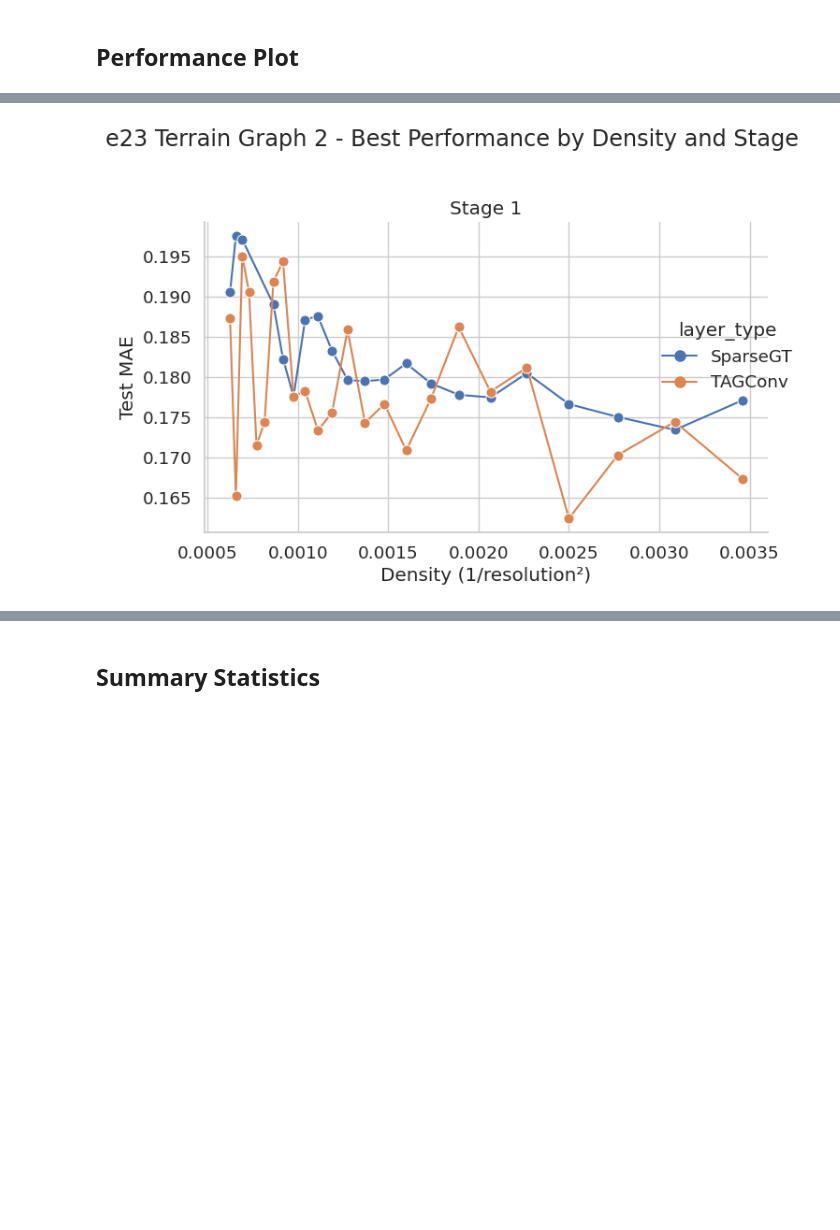
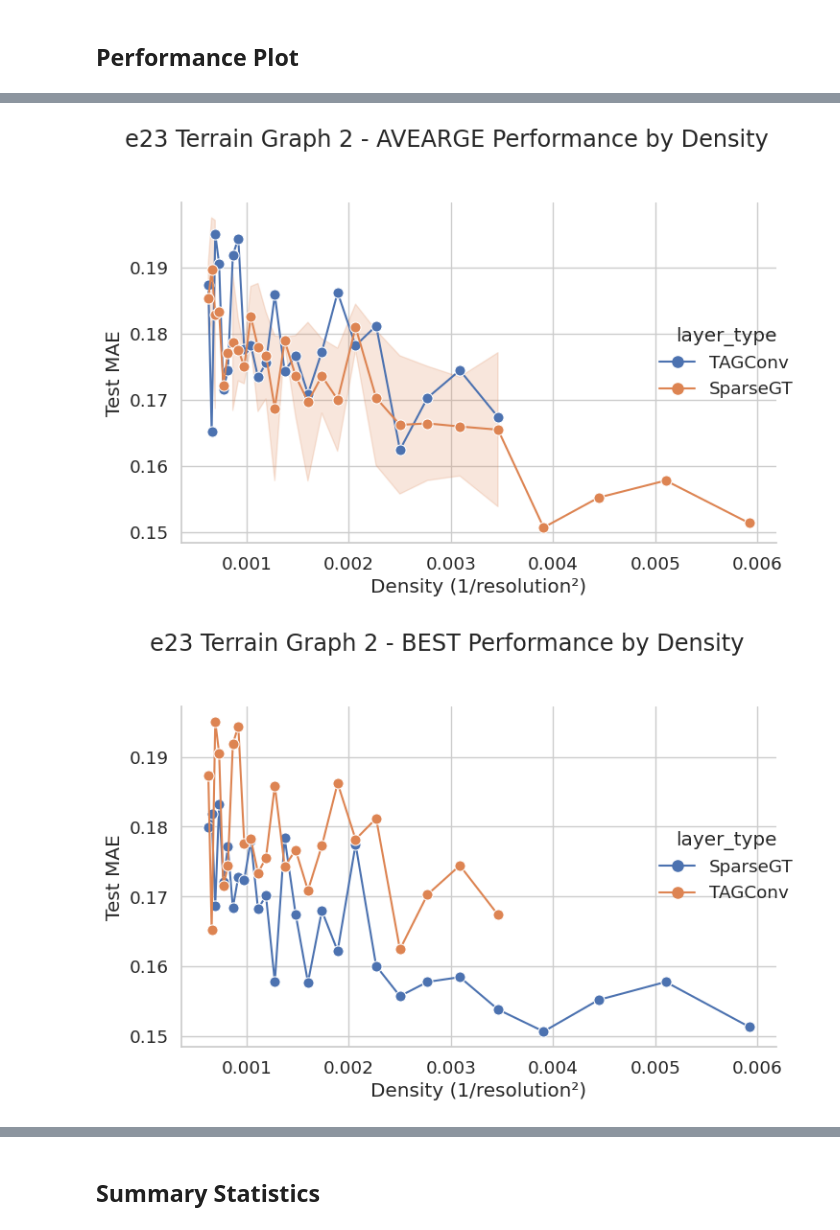
Before and after one commit to jotaporras/shortest-paths-nn, a Jupyter notebook: notebooks/e23_terrain_graph_2_analysis.ipynb, the cells around one changed output, grey strips where cells are left out. Drawn from its saved outputs; the diff is of its cells as text; code cells hidden in the pictures; blank space fills up the shorter version.

```diff
--- a/notebooks/e23_terrain_graph_2_analysis.ipynb
+++ b/notebooks/e23_terrain_graph_2_analysis.ipynb
@@ -299,29 +288,48 @@ Using 52 Stage 1 runs
 # %%
-# Best performance per density per layer_type and stage
+# Best performance per density per layer_type
 # Filter out rows with NaN in ERROR_COL before groupby to avoid KeyError
 df_valid = df.dropna(subset=[ERROR_COL])
-best_per_density = df_valid.loc[df_valid.groupby(['layer_type', 'density', 'stage'])[ERROR_COL].idxmin()]
-
+best_per_density = df_valid.loc[df_valid.groupby(['layer_type', 'density'])[ERROR_COL].idxmin()]
+df_plot = df_valid
+# df_plot = best_per_density
 g2 = sns.relplot(
-    data=best_per_density,
+    data=df_plot,
     x='density',
     y=ERROR_COL,
     hue='layer_type',
     kind='line',
-    col='stage',
     marker='o',
     markersize=8,
     height=5,
     aspect=1.2
 )
 
 g2.set_axis_labels('Density (1/resolution²)', ERROR_LABEL)
-g2.set_titles('Stage {col_name}')
-g2.fig.suptitle(f'e23 Terrain Graph 2 - Best Performance by Density and Stage', y=1.02)
+g2.fig.suptitle(f'e23 Terrain Graph 2 - AVEARGE Performance by Density', y=1.02)
 
 plt.tight_layout()
 plt.show()
+
+df_plot = best_per_density
+g2 = sns.relplot(
+    data=df_plot,
+    x='density',
+    y=ERROR_COL,
+    hue='layer_type',
+    kind='line',
+    marker='o',
+    markersize=8,
+    height=5,
+    aspect=1.2
+)
+
+g2.set_axis_labels('Density (1/resolution²)', ERROR_LABEL)
+g2.fig.suptitle(f'e23 Terrain Graph 2 - BEST Performance by Density', y=1.02)
+
+plt.tight_layout()
+plt.show()
 # %% [output]
-[figure, old version]
+[figure, new version]
+[figure, added]
 # %%
 # Performance by resolution (easier to interpret)
```
Also changed, not shown: parts of 12 cells of this notebook.
